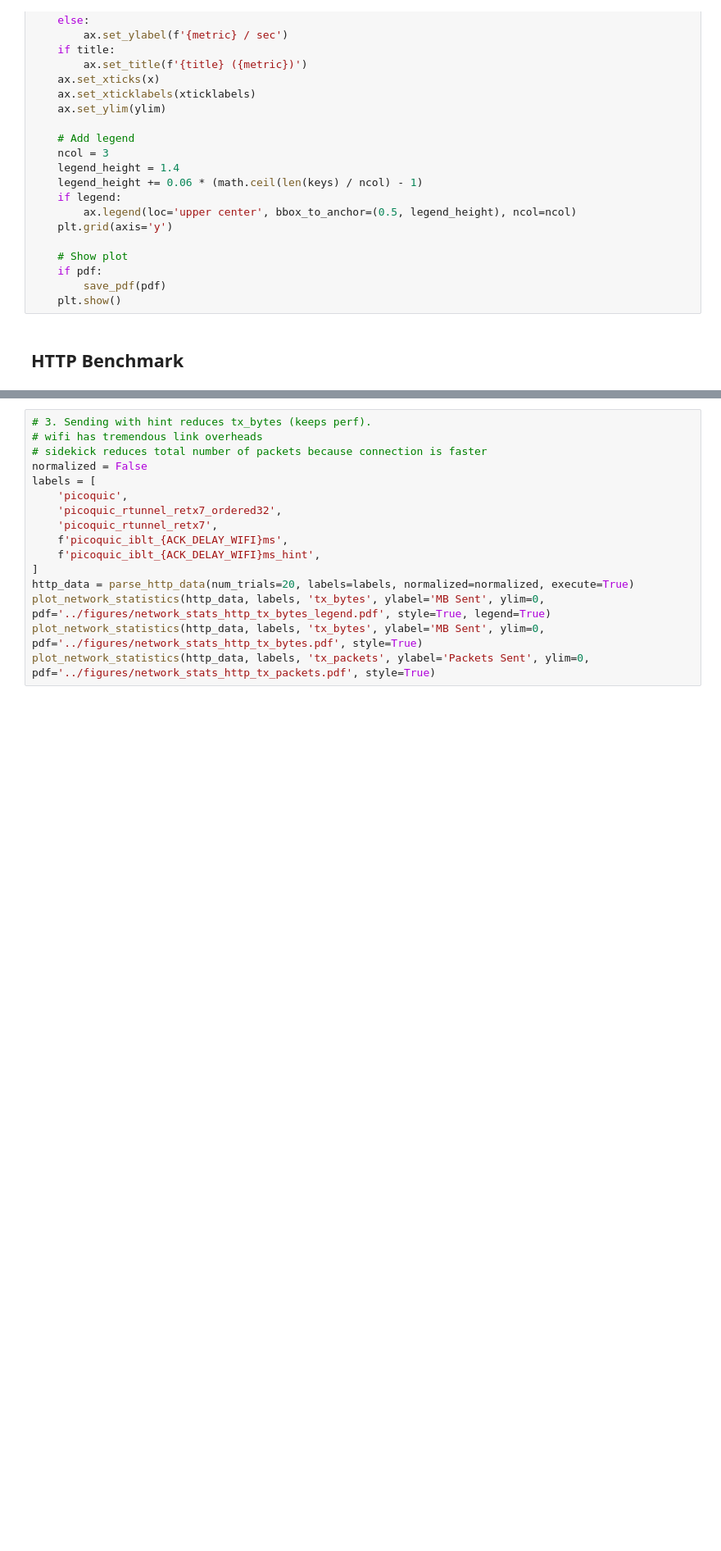
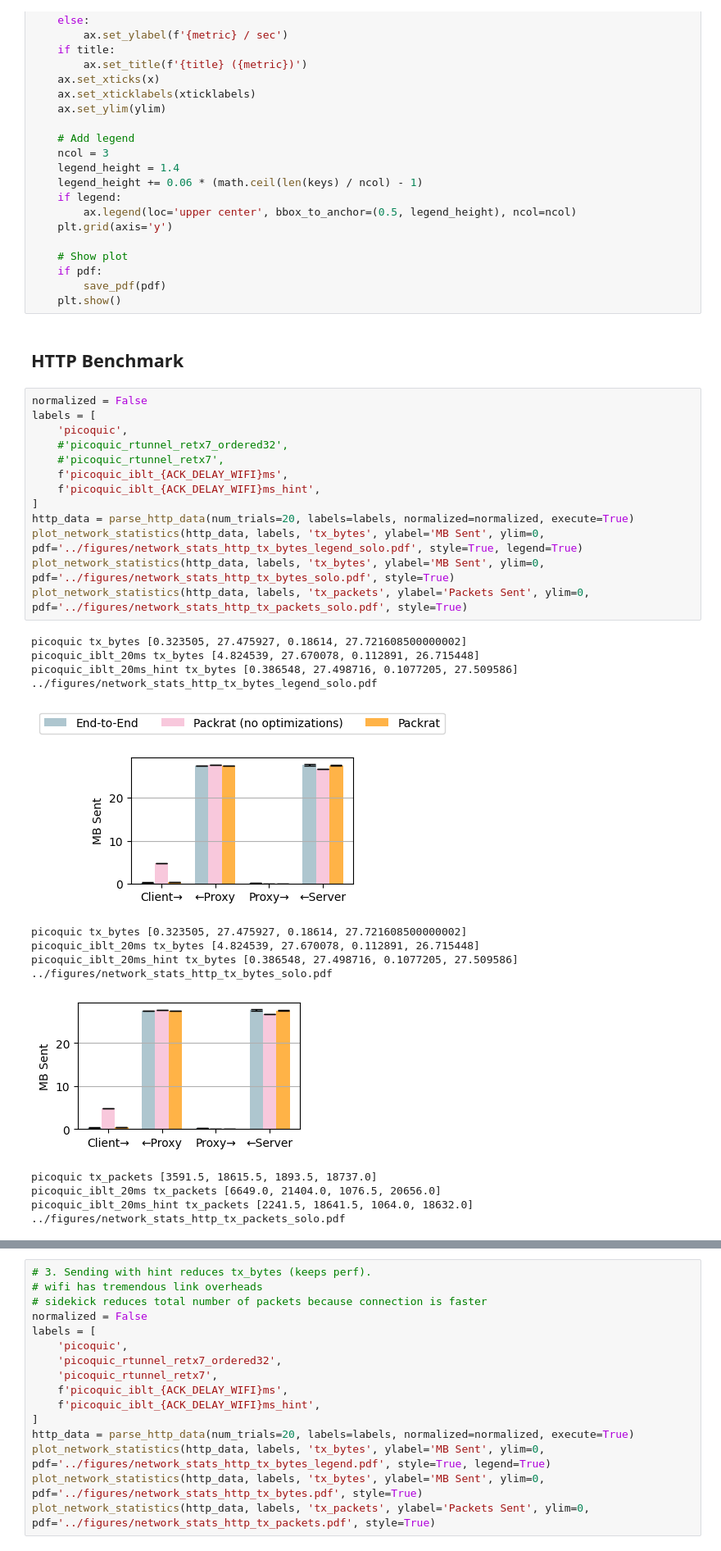
Before and after one commit to StanfordSNR/sidekick-downloads, a Jupyter notebook: notebook/network_statistics.ipynb, the cells around one changed output, grey strips where cells are left out. Shown at 82% size. Saved outputs shown, nothing was run; the diff lists cells and outputs as text; blank space fills up the shorter version.

```diff
--- a/notebook/network_statistics.ipynb
+++ b/notebook/network_statistics.ipynb
@@ -144,3 +144,31 @@ def plot_network_statistics(data, keys: List[str], metric: str, title: str=None,
     plt.show()
 # %% [markdown]
 ## HTTP Benchmark
+# %%
+normalized = False
+labels = [
+    'picoquic',
+    #'picoquic_rtunnel_retx7_ordered32',
+    #'picoquic_rtunnel_retx7',
+    f'picoquic_iblt_{ACK_DELAY_WIFI}ms',
+    f'picoquic_iblt_{ACK_DELAY_WIFI}ms_hint',
+]
+http_data = parse_http_data(num_trials=20, labels=labels, normalized=normalized, execute=True)
+plot_network_statistics(http_data, labels, 'tx_bytes', ylabel='MB Sent', ylim=0, pdf='../figures/network_stats_http_tx_bytes_legend_solo.pdf', style=True, legend=True)
+plot_network_statistics(http_data, labels, 'tx_bytes', ylabel='MB Sent', ylim=0, pdf='../figures/network_stats_http_tx_bytes_solo.pdf', style=True)
+plot_network_statistics(http_data, labels, 'tx_packets', ylabel='Packets Sent', ylim=0, pdf='../figures/network_stats_http_tx_packets_solo.pdf', style=True)
+# %% [output]
+picoquic tx_bytes [0.323505, 27.475927, 0.18614, 27.721608500000002]
+picoquic_iblt_20ms tx_bytes [4.824539, 27.670078, 0.112891, 26.715448]
+picoquic_iblt_20ms_hint tx_bytes [0.386548, 27.498716, 0.1077205, 27.509586]
+../figures/network_stats_http_tx_bytes_legend_solo.pdf
+[figure, added]
+picoquic tx_bytes [0.323505, 27.475927, 0.18614, 27.721608500000002]
+picoquic_iblt_20ms tx_bytes [4.824539, 27.670078, 0.112891, 26.715448]
+picoquic_iblt_20ms_hint tx_bytes [0.386548, 27.498716, 0.1077205, 27.509586]
+../figures/network_stats_http_tx_bytes_solo.pdf
+[figure, added]
+picoquic tx_packets [3591.5, 18615.5, 1893.5, 18737.0]
+picoquic_iblt_20ms tx_packets [6649.0, 21404.0, 1076.5, 20656.0]
+picoquic_iblt_20ms_hint tx_packets [2241.5, 18641.5, 1064.0, 18632.0]
+../figures/network_stats_http_tx_packets_solo.pdf
```
Also changed, not shown: parts of 2 cells of this notebook, 1 other file.
